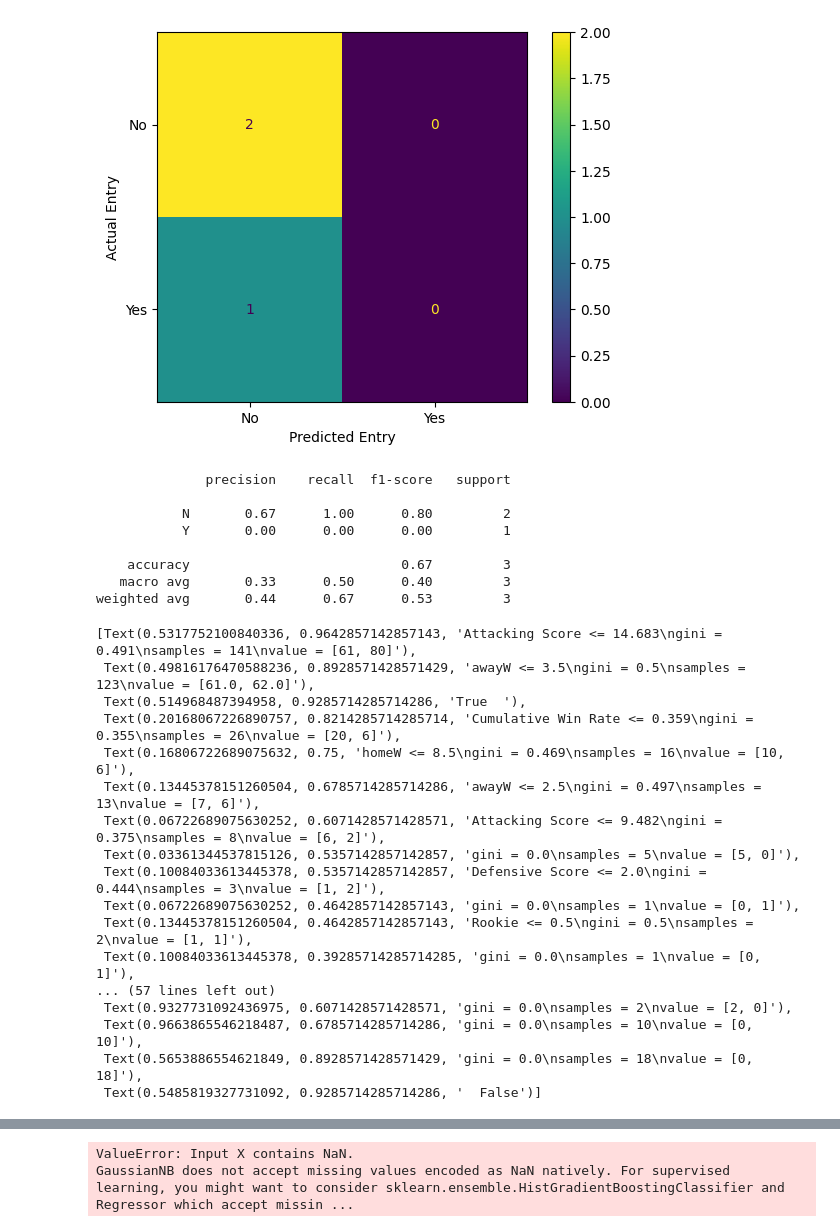
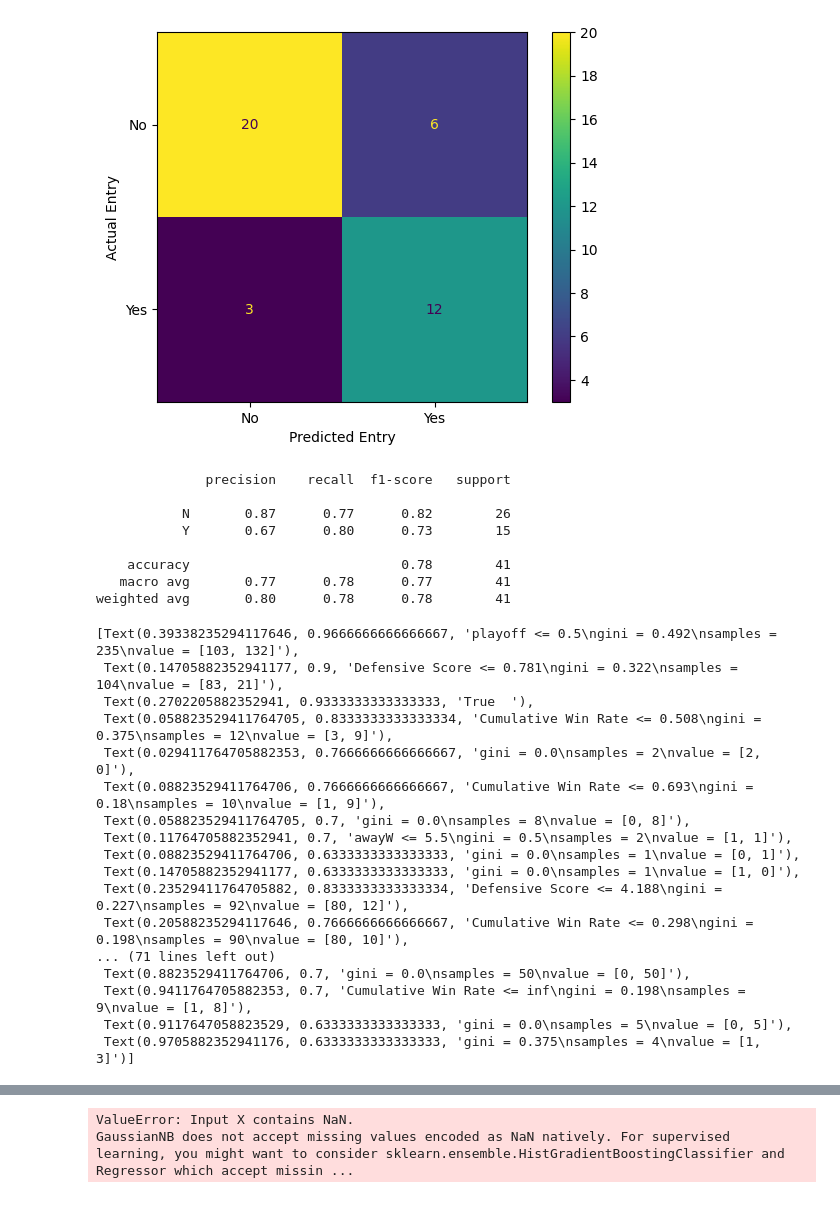
Before and after one commit to sirkotal/feup-ac, a Jupyter notebook: training.ipynb, the cells around one changed output, grey strips where cells are left out. Drawn from its saved outputs; the diff is of its cells as text; code cells hidden in the pictures.

```diff
--- a/training.ipynb
+++ b/training.ipynb
@@ -38,8 +38,8 @@ df_teams['playoff'] = label_encoder.fit_transform(df_teams['playoff'])
 
 features = ['homeW', 'awayW', 'playoff', 'Attacking Score', 'Defensive Score', 'Cumulative Win Rate', 'Rookie'] # attend?
 
-df_teams_train = df_teams[df_teams['year'] <= 9]
-df_teams_test = df_teams[df_teams['year'].isin([10])]
+df_teams_train = df_teams[df_teams['year'] <= 8]
+df_teams_test = df_teams[df_teams['year'].isin([9,10])]
 
 # df_teams_train = df_teams[df_teams['year'] <= 5]
 # df_teams_test = df_teams[df_teams['year'].isin([6])]
@@ -72,27 +72,27 @@ Rookie                  0
 dtype: int64
-[figure, old version]
+[figure, new version]
               precision    recall  f1-score   support
 
-           N       0.67      1.00      0.80         2
-           Y       0.00      0.00      0.00         1
+           N       0.87      0.77      0.82        26
+           Y       0.67      0.80      0.73        15
 
-    accuracy                           0.67         3
-   macro avg       0.33      0.50      0.40         3
-weighted avg       0.44      0.67      0.53         3
+    accuracy                           0.78        41
+   macro avg       0.77      0.78      0.77        41
+weighted avg       0.80      0.78      0.78        41
-[Text(0.5317752100840336, 0.9642857142857143, 'Attacking Score <= 14.683\ngini = 0.491\nsamples = 141\nvalue = [61, 80]'),
- Text(0.49816176470588236, 0.8928571428571429, 'awayW <= 3.5\ngini = 0.5\nsamples = 123\nvalue = [61.0, 62.0]'),
- Text(0.514968487394958, 0.9285714285714286, 'True  '),
- Text(0.20168067226890757, 0.8214285714285714, 'Cumulative Win Rate <= 0.359\ngini = 0.355\nsamples = 26\nvalue = [20, 6]'),
- Text(0.16806722689075632, 0.75, 'homeW <= 8.5\ngini = 0.469\nsamples = 16\nvalue = [10, 6]'),
- Text(0.13445378151260504, 0.6785714285714286, 'awayW <= 2.5\ngini = 0.497\nsamples = 13\nvalue = [7, 6]'),
- Text(0.06722689075630252, 0.6071428571428571, 'Attacking Score <= 9.482\ngini = 0.375\nsamples = 8\nvalue = [6, 2]'),
- Text(0.03361344537815126, 0.5357142857142857, 'gini = 0.0\nsamples = 5\nvalue = [5, 0]'),
- Text(0.10084033613445378, 0.5357142857142857, 'Defensive Score <= 2.0\ngini = 0.444\nsamples = 3\nvalue = [1, 2]'),
- Text(0.06722689075630252, 0.4642857142857143, 'gini = 0.0\nsamples = 1\nvalue = [0, 1]'),
- Text(0.13445378151260504, 0.4642857142857143, 'Rookie <= 0.5\ngini = 0.5\nsamples = 2\nvalue = [1, 1]'),
- Text(0.10084033613445378, 0.39285714285714285, 'gini = 0.0\nsamples = 1\nvalue = [0, 1]'),
-... (57 lines left out)
- Text(0.9327731092436975, 0.6071428571428571, 'gini = 0.0\nsamples = 2\nvalue = [2, 0]'),
- Text(0.9663865546218487, 0.6785714285714286, 'gini = 0.0\nsamples = 10\nvalue = [0, 10]'),
- Text(0.5653886554621849, 0.8928571428571429, 'gini = 0.0\nsamples = 18\nvalue = [0, 18]'),
- Text(0.5485819327731092, 0.9285714285714286, '  False')]
+[Text(0.39338235294117646, 0.9666666666666667, 'playoff <= 0.5\ngini = 0.492\nsamples = 235\nvalue = [103, 132]'),
+ Text(0.14705882352941177, 0.9, 'Defensive Score <= 0.781\ngini = 0.322\nsamples = 104\nvalue = [83, 21]'),
+ Text(0.2702205882352941, 0.9333333333333333, 'True  '),
+ Text(0.058823529411764705, 0.8333333333333334, 'Cumulative Win Rate <= 0.508\ngini = 0.375\nsamples = 12\nvalue = [3, 9]'),
+ Text(0.029411764705882353, 0.7666666666666667, 'gini = 0.0\nsamples = 2\nvalue = [2, 0]'),
+ Text(0.08823529411764706, 0.7666666666666667, 'Cumulative Win Rate <= 0.693\ngini = 0.18\nsamples = 10\nvalue = [1, 9]'),
+ Text(0.058823529411764705, 0.7, 'gini = 0.0\nsamples = 8\nvalue = [0, 8]'),
+ Text(0.11764705882352941, 0.7, 'awayW <= 5.5\ngini = 0.5\nsamples = 2\nvalue = [1, 1]'),
+ Text(0.08823529411764706, 0.6333333333333333, 'gini = 0.0\nsamples = 1\nvalue = [0, 1]'),
+ Text(0.14705882352941177, 0.6333333333333333, 'gini = 0.0\nsamples = 1\nvalue = [1, 0]'),
+ Text(0.23529411764705882, 0.8333333333333334, 'Defensive Score <= 4.188\ngini = 0.227\nsamples = 92\nvalue = [80, 12]'),
+ Text(0.20588235294117646, 0.7666666666666667, 'Cumulative Win Rate <= 0.298\ngini = 0.198\nsamples = 90\nvalue = [80, 10]'),
+... (71 lines left out)
+ Text(0.8823529411764706, 0.7, 'gini = 0.0\nsamples = 50\nvalue = [0, 50]'),
+ Text(0.9411764705882353, 0.7, 'Cumulative Win Rate <= inf\ngini = 0.198\nsamples = 9\nvalue = [1, 8]'),
+ Text(0.9117647058823529, 0.6333333333333333, 'gini = 0.0\nsamples = 5\nvalue = [0, 5]'),
+ Text(0.9705882352941176, 0.6333333333333333, 'gini = 0.375\nsamples = 4\nvalue = [1, 3]')]
```
Also changed, not shown: parts of 2 cells of this notebook, 1 other file.
